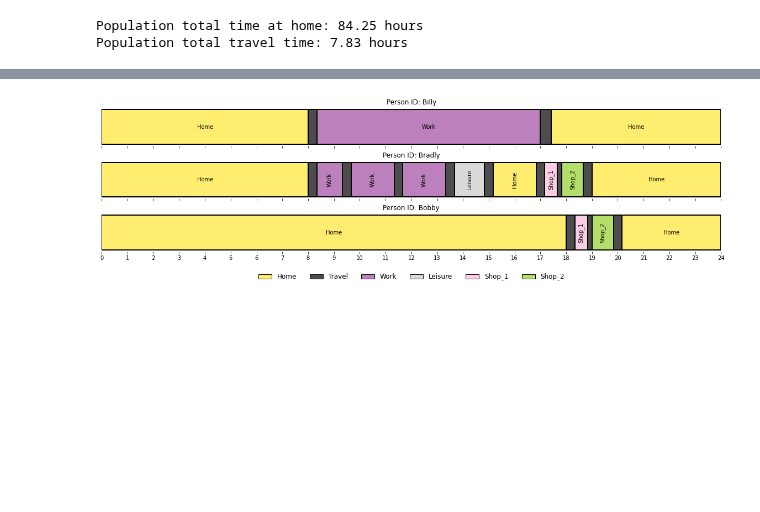
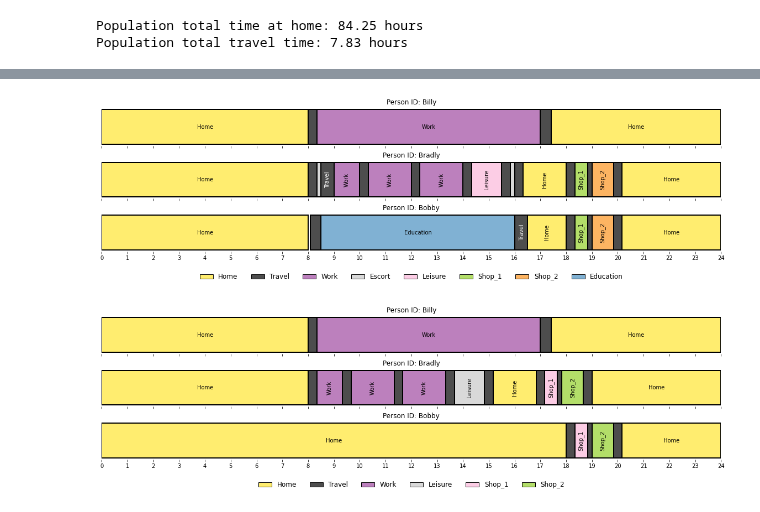
Before and after one commit to arup-group/pam, a Jupyter notebook: notebooks/PAM_Complex_Policies.ipynb, the cells around one changed output, grey strips where cells are left out. Cells and saved outputs as stored; diff of their text form; code cells hidden in the pictures; blank space fills up the shorter version.

```diff
--- a/notebooks/PAM_Complex_Policies.ipynb
+++ b/notebooks/PAM_Complex_Policies.ipynb
@@ -335,6 +335,10 @@ edu_pop.households['Smith'].people['Bradly'].plan.print()
 14:     Activity(10 act:shop_2, location:b, time:17:50:00 --> 18:40:00, duration:0:50:00)
 15:     Leg(10 mode:car, area:b --> a, time:18:40:00 --> 19:00:00, duration:0:20:00)
 16:     Activity(11 act:home, location:a, time:19:00:00 --> 00:00:00, duration:5:00:00)
+# %%
+q_pop.households['Smith'].plot()
+# %% [output]
+[figure, added]
 # %%
 edu_pop.households['Smith'].plot()
 # %% [output]
```
Also changed, not shown: parts of 14 cells of this notebook, 2 other files.
